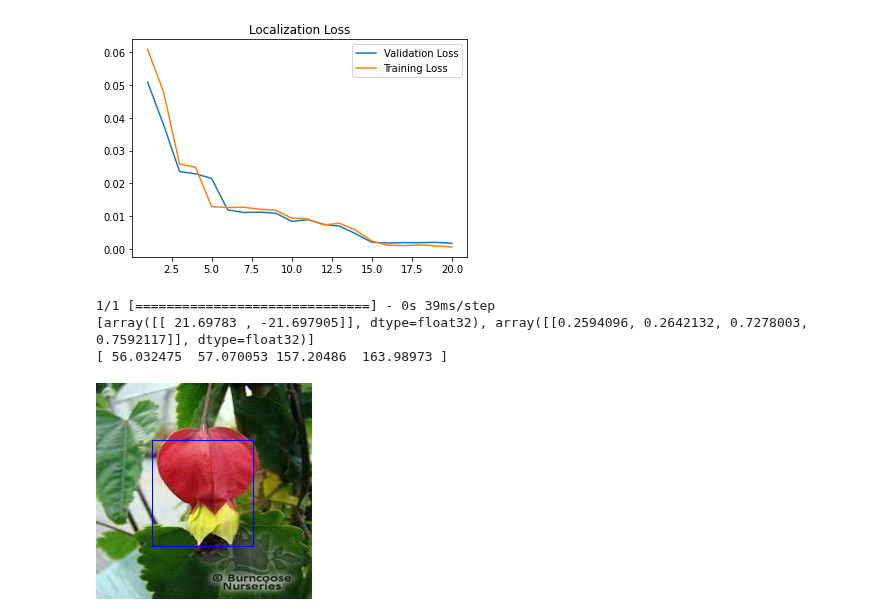
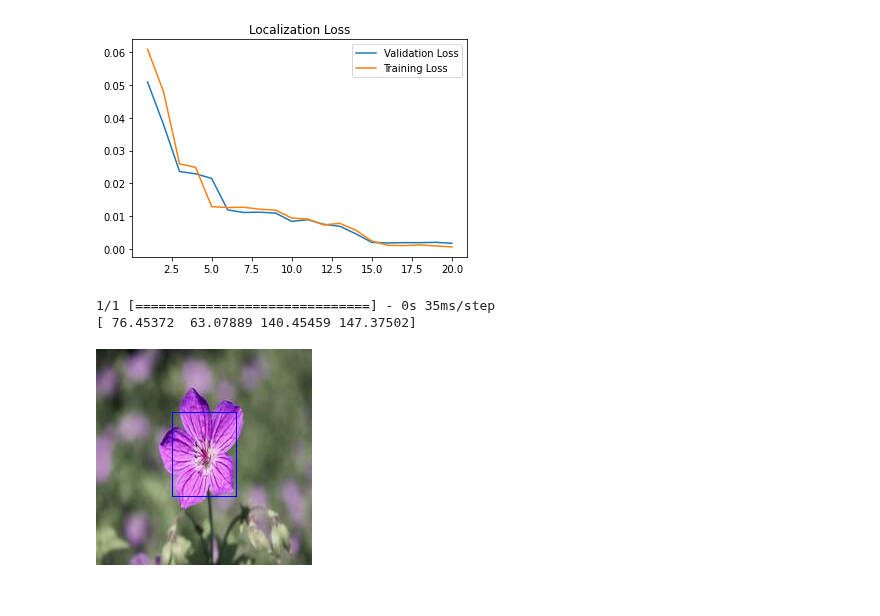
Before and after one commit to s4kh4rov/BMIL, a Jupyter notebook: task2_flowers_detection.ipynb, the cells around one changed output. Cells and saved outputs as stored; diff of their text form; code cells hidden in the pictures.

```diff
--- a/task2_flowers_detection.ipynb
+++ b/task2_flowers_detection.ipynb
@@ -208,16 +208,14 @@ print("Точность локализатора", result[4]*100)
 # %%
 model = tf.keras.models.load_model("/content/drive/MyDrive/2022-09:46:23-model.h5")
 # %%
-image = cv2.imread("/content/drive/MyDrive/test/1.jpg")
+image = cv2.imread("/content/drive/MyDrive/test/3.jpg")
 img_arr_p = tf.reshape(image, (-1, target_img_h, target_img_w, 3))
 result = model.predict(img_arr_p)
-print(result)
 bbox=result[1][0]*target_img_h
 print(bbox)
 cv2.rectangle(image,(int(bbox[0]),int(bbox[1])),(int(bbox[2]),int(bbox[3])),(255,0,0),1)
 cv2_imshow(image)
 # %% [output]
-1/1 [==============================] - 0s 39ms/step
-[array([[ 21.69783 , -21.697905]], dtype=float32), array([[0.2594096, 0.2642132, 0.7278003, 0.7592117]], dtype=float32)]
-[ 56.032475  57.070053 157.20486  163.98973 ]
+1/1 [==============================] - 0s 35ms/step
+[ 76.45372  63.07889 140.45459 147.37502]
-[figure, old version]
+[figure, new version]
```
